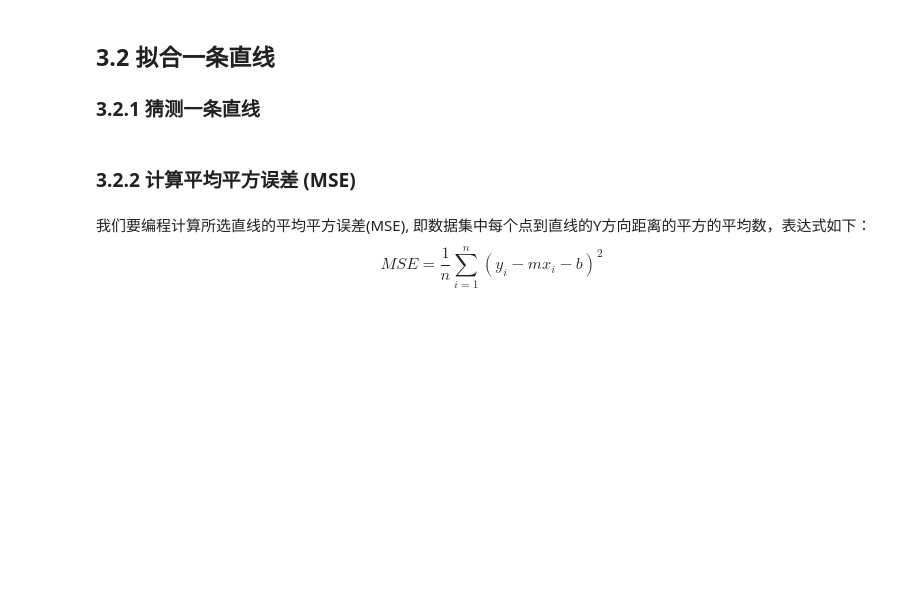
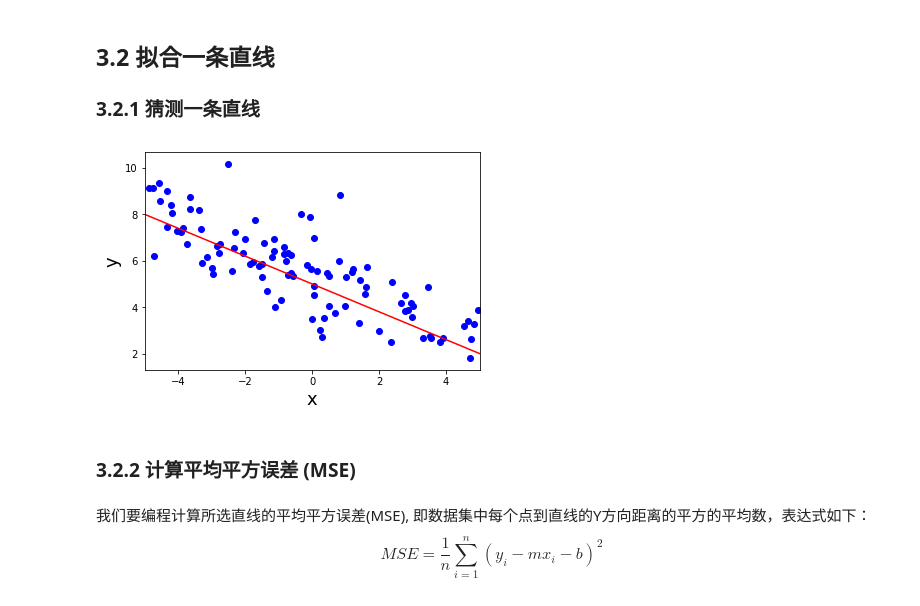
Before and after one commit to le773/PythonDebug, a Jupyter notebook: P4/linear_algebra-master/linear_regression_project.ipynb, the cells around one changed output. Cells and saved outputs as stored; diff of their text form; code cells hidden in the pictures; blank space fills up the shorter version.

```diff
--- a/P4/linear_algebra-master/linear_regression_project.ipynb
+++ b/P4/linear_algebra-master/linear_regression_project.ipynb
@@ -479,20 +505,22 @@ plt.show()
 ### 3.2.1 猜测一条直线
 # %%
 #TODO 请选择最适合的直线 y = mx + b
-m1 = 0
-b1 = 0
+m1 = -0.6
+b1 = 5
 
 # 不要修改这里！
 plt.xlim((-5,5))
 x_vals = plt.axes().get_xlim()
 y_vals = [m1*x+b1 for x in x_vals]
 plt.plot(x_vals, y_vals, '-', color='r')
 
 plt.xlabel('x',fontsize=18)
 plt.ylabel('y',fontsize=18)
 plt.scatter(X,Y,c='b')
 
 plt.show()
+# %% [output]
+[figure, added]
 # %% [markdown]
 ### 3.2.2 计算平均平方误差 (MSE)
 # %% [markdown]
```
Also changed, not shown: parts of 22 cells of this notebook.
